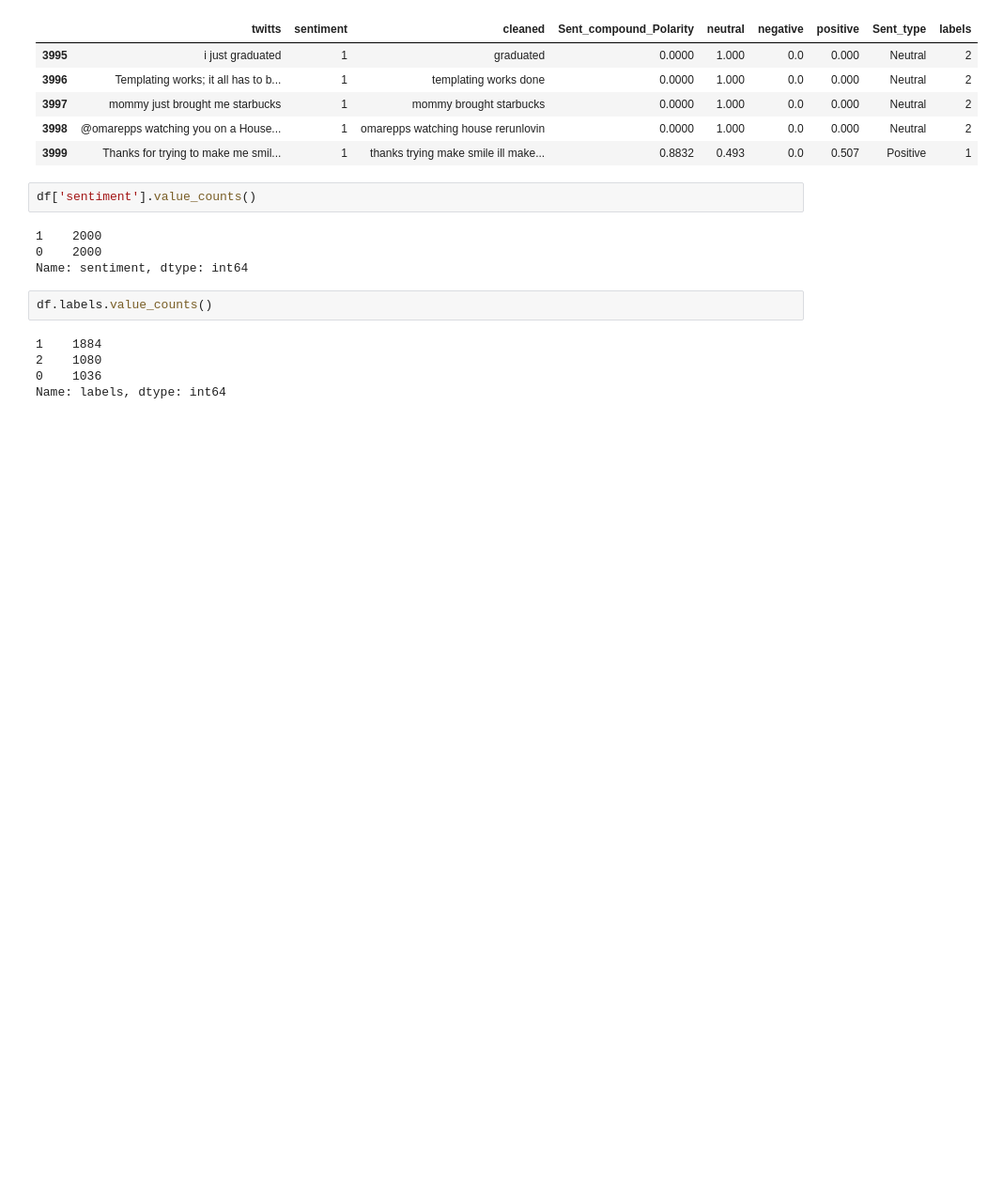
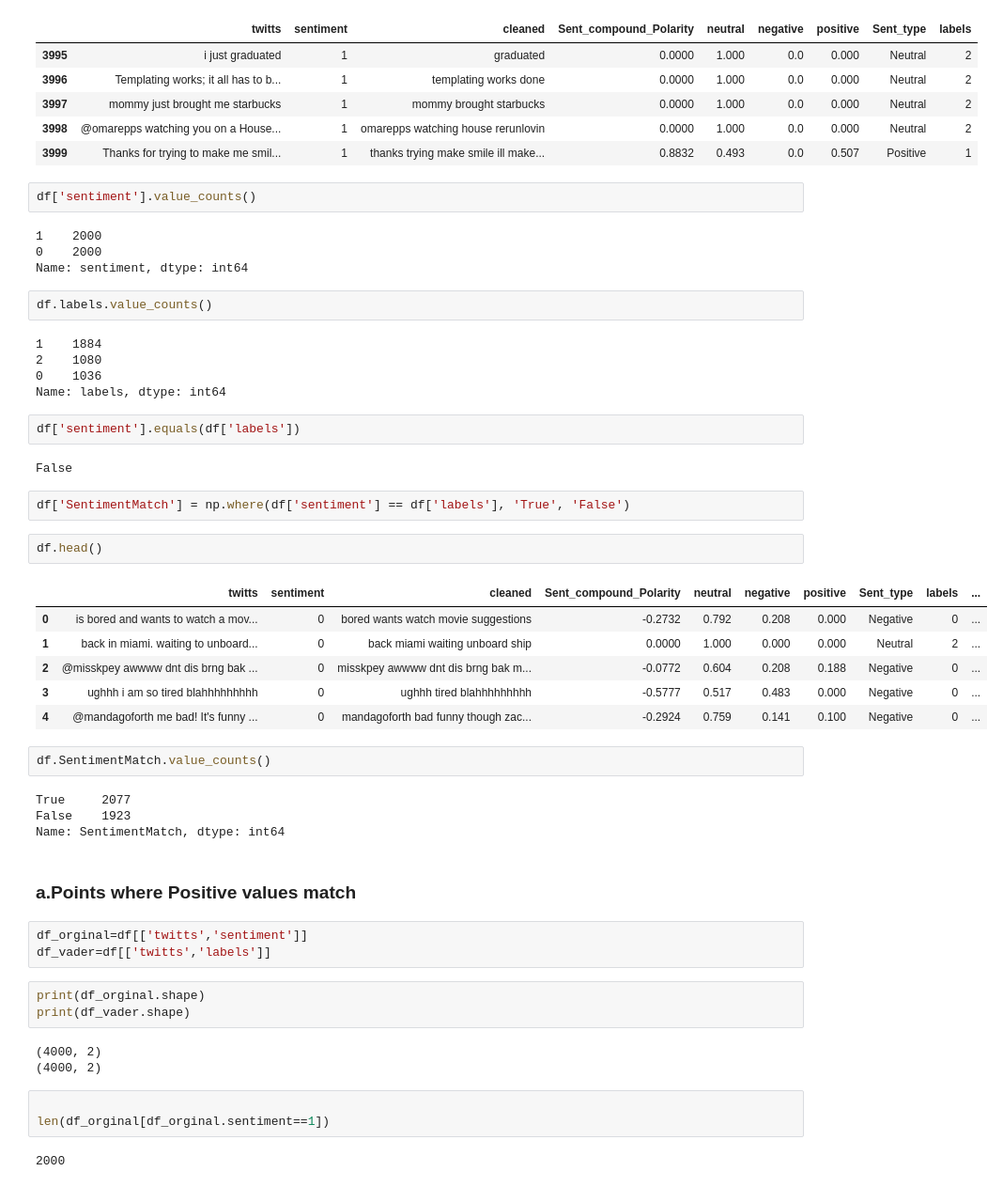
Before and after one commit to HassanSherwani/Natural-Language-Processing-II-, a Jupyter notebook: 15.Sentiment Analyses/vader lexicon.ipynb, the cells around one changed output. Shown at 94% size. Saved outputs shown, nothing was run; the diff lists cells and outputs as text; blank space fills up the shorter version.

```diff
--- a/15.Sentiment Analyses/vader lexicon.ipynb
+++ b/15.Sentiment Analyses/vader lexicon.ipynb
@@ -239,3 +241,40 @@ df.labels.value_counts()
 2    1080
 0    1036
 Name: labels, dtype: int64
+# %%
+df['sentiment'].equals(df['labels'])
+# %% [output]
+False
+# %%
+df['SentimentMatch'] = np.where(df['sentiment'] == df['labels'], 'True', 'False')
+# %%
+df.head()
+# %% [output]
+|  | twitts | sentiment | cleaned | Sent_compound_Polarity | neutral | negative | positive | Sent_type | labels | ... |
+| 0 | is bored and wants to watch a mov... | 0 | bored wants watch movie suggestions | -0.2732 | 0.792 | 0.208 | 0.000 | Negative | 0 | ... |
+| 1 | back in miami. waiting to unboard... | 0 | back miami waiting unboard ship | 0.0000 | 1.000 | 0.000 | 0.000 | Neutral | 2 | ... |
+| 2 | @misskpey awwww dnt dis brng bak ... | 0 | misskpey awwww dnt dis brng bak m... | -0.0772 | 0.604 | 0.208 | 0.188 | Negative | 0 | ... |
+| 3 | ughhh i am so tired blahhhhhhhhh | 0 | ughhh tired blahhhhhhhhh | -0.5777 | 0.517 | 0.483 | 0.000 | Negative | 0 | ... |
+| 4 | @mandagoforth me bad! It's funny ... | 0 | mandagoforth bad funny though zac... | -0.2924 | 0.759 | 0.141 | 0.100 | Negative | 0 | ... |
+# %%
+df.SentimentMatch.value_counts()
+# %% [output]
+True     2077
+False    1923
+Name: SentimentMatch, dtype: int64
+# %% [markdown]
+### a.Points where Positive values match
+# %%
+df_orginal=df[['twitts','sentiment']]
+df_vader=df[['twitts','labels']]
+# %%
+print(df_orginal.shape)
+print(df_vader.shape)
+# %% [output]
+(4000, 2)
+(4000, 2)
+# %%
+
+len(df_orginal[df_orginal.sentiment==1])
+# %% [output]
+2000
```
Also changed, not shown: parts of 18 cells of this notebook.
